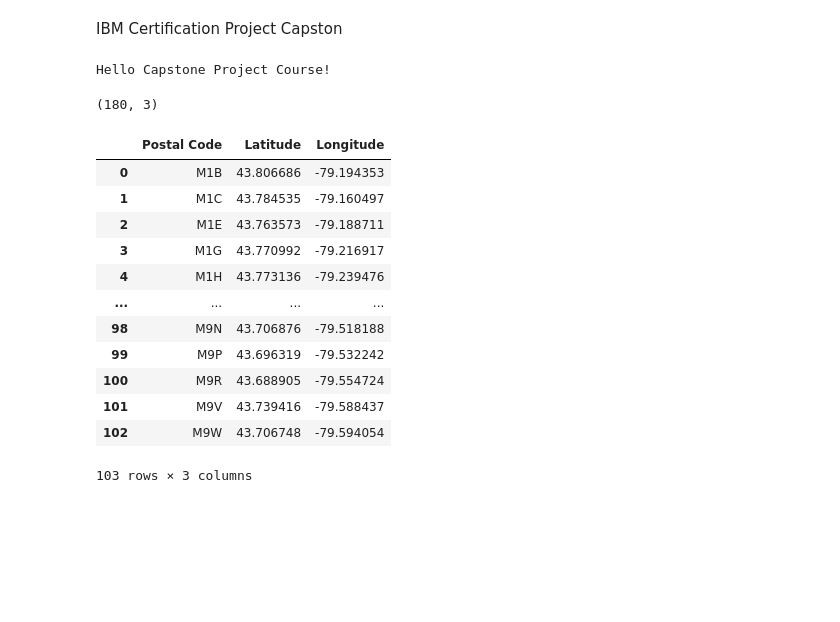
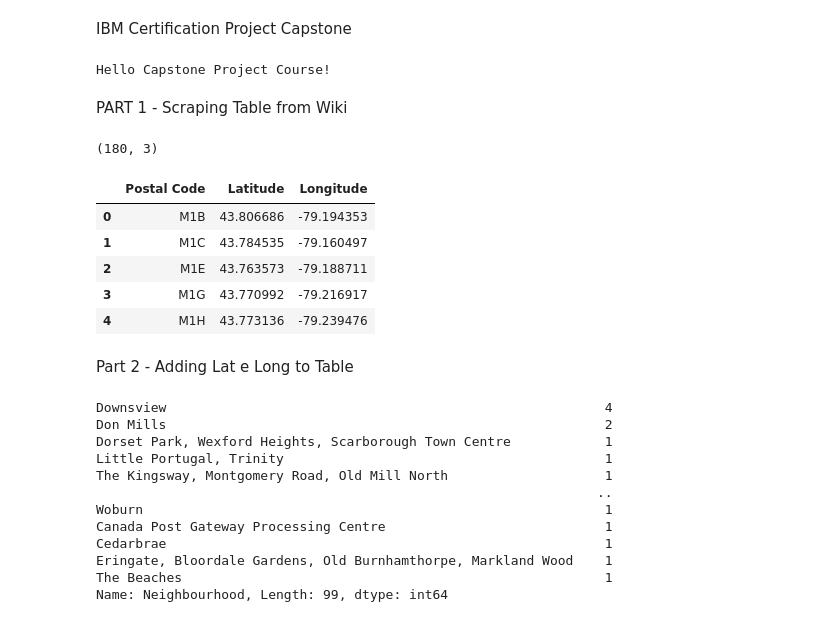
Before and after one commit to datasensum-fabio/Coursera_Capstone, a Jupyter notebook: Coursera_Capstone.ipynb, the cells around one changed output. Drawn from its saved outputs; the diff is of its cells as text; code cells hidden in the pictures; blank space fills up the shorter version.

```diff
--- a/Coursera_Capstone.ipynb
+++ b/Coursera_Capstone.ipynb
@@ -1,5 +1,5 @@
 # %% [markdown]
-IBM Certification Project Capston
+IBM Certification Project Capstone
 # %%
 import pandas as pd
 import numpy  as np
@@ -7,5 +6,7 @@ print('Hello Capstone Project Course!')
 # %% [output]
 Hello Capstone Project Course!
+# %% [markdown]
+PART 1 -  Scraping Table from Wiki
 # %%
 from bs4 import BeautifulSoup as bs
 import urllib.request
@@ -23,19 +24,33 @@ df.shape
 # %% [output]
 (180, 3)
 # %%
-df_lat_long = pd.read_csv('/content/data/Geospatial_Coordinates.csv')
-df_lat_long
+df_lat_long = pd.read_csv('/content/Geospatial_Coordinates.csv')
+df_lat_long.head()
 # %% [output]
 |  | Postal Code | Latitude | Longitude |
 | 0 | M1B | 43.806686 | -79.194353 |
 | 1 | M1C | 43.784535 | -79.160497 |
 | 2 | M1E | 43.763573 | -79.188711 |
 | 3 | M1G | 43.770992 | -79.216917 |
 | 4 | M1H | 43.773136 | -79.239476 |
-| ... | ... | ... | ... |
-| 98 | M9N | 43.706876 | -79.518188 |
-| 99 | M9P | 43.696319 | -79.532242 |
-| 100 | M9R | 43.688905 | -79.554724 |
-| 101 | M9V | 43.739416 | -79.588437 |
-| 102 | M9W | 43.706748 | -79.594054 |
-103 rows × 3 columns
+# %% [markdown]
+Part 2 - Adding Lat e Long to Table
+# %%
+df_post_code = pd.merge(df,df_lat_long,how='left',on='Postal Code')
+#drop rows with no lat
+df_post_code.dropna(axis=0,how='any',inplace=True)
+
+df_post_code.Neighbourhood.value_counts()
+# %% [output]
+Downsview                                                        4
+Don Mills                                                        2
+Dorset Park, Wexford Heights, Scarborough Town Centre            1
+Little Portugal, Trinity                                         1
+The Kingsway, Montgomery Road, Old Mill North                    1
+                                                                ..
+Woburn                                                           1
+Canada Post Gateway Processing Centre                            1
+Cedarbrae                                                        1
+Eringate, Bloordale Gardens, Old Burnhamthorpe, Markland Wood    1
+The Beaches                                                      1
+Name: Neighbourhood, Length: 99, dtype: int64
```
Also changed, not shown: parts of 23 cells of this notebook.
